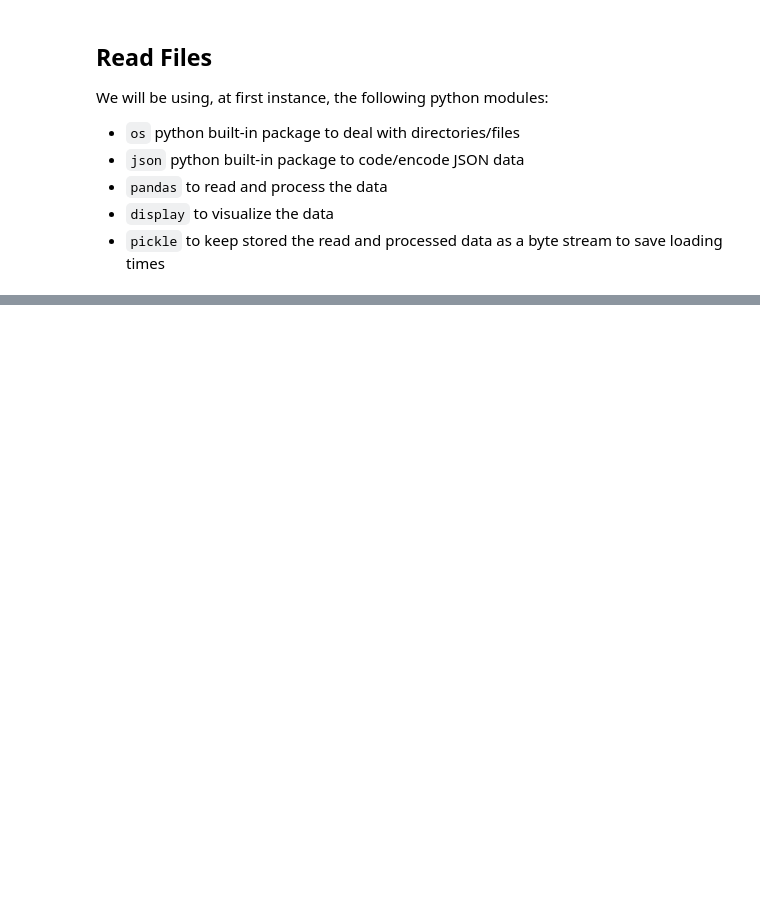
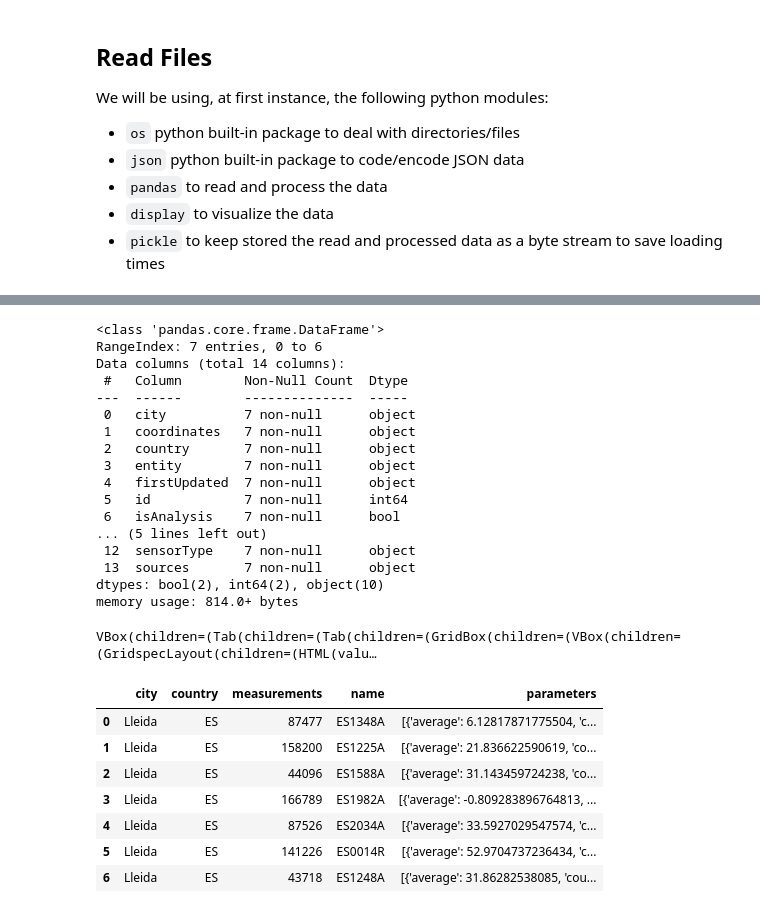
Before and after one commit to albeertito7/airQuality, a Jupyter notebook: notebooks/Clean Air Quality.ipynb, the cells around one changed output, grey strips where cells are left out. Drawn from its saved outputs; the diff is of its cells as text; code cells hidden in the pictures; blank space fills up the shorter version.

Commit message:
Clean Locations

```diff
--- a/notebooks/Clean Air Quality.ipynb
+++ b/notebooks/Clean Air Quality.ipynb
@@ -21,4 +21,25 @@ We will be using, at first instance, the following python modules:
 - ``pandas`` to read and process the data
 - ``display`` to visualize the data
 - ``pickle`` to keep stored the read and processed data as a byte stream to save loading times
+# %%
+import pandas as pd
+import os
+import json
+from pandas_profiling import ProfileReport
+from IPython.display import display
+import pickle as pkl
+
+# global vars
+rel_path="../data/raw/"
+clean_path="../data/clean/"
+pkl_path="../data/interim/"
+rep_path="../reports/"
+
+pkl_parameters = pkl_path + "parameters.pkl"
+pkl_countries = pkl_path + "countries.pkl"
+pkl_measurements = pkl_path + "measurements.pkl"
+pkl_locations = pkl_path + "locations.pkl"
+
+os.makedirs(pkl_path, exist_ok=True)
+os.makedirs(rep_path, exist_ok=True)
 # %%
@@ -163,3 +158,50 @@ VBox(children=(Tab(children=(Tab(children=(GridBox(children=(VBox(children=(Grid
+# %%
+def read_locations():
+    _json = json.load(open(rel_path + 'locations_ES_Lleida.json'))
+    data = pd.DataFrame(_json['results'])
+    data.to_pickle(pkl_locations, compression='infer', protocol=-1)
+    return data
+
+locations = pkl.load(open(pkl_locations, 'rb')) if os.path.exists(pkl_locations) else read_locations()
+locations.info()
+
+# Profile report
+profile = ProfileReport(locations, title="Profiling Measurements")
+profile.to_widgets()
+
+profile.to_file(rep_path + 'locations.html')
+profile.to_file(rep_path + 'locations.json')
+
+locations = locations[['city','country','measurements','name','parameters']]
+locations.to_json(clean_path + "locations.json", orient='records')
+display(locations)
+# %% [output]
+<class 'pandas.core.frame.DataFrame'>
+RangeIndex: 7 entries, 0 to 6
+Data columns (total 14 columns):
+ #   Column        Non-Null Count  Dtype
+---  ------        --------------  -----
+ 0   city          7 non-null      object
+ 1   coordinates   7 non-null      object
+ 2   country       7 non-null      object
+ 3   entity        7 non-null      object
+ 4   firstUpdated  7 non-null      object
+ 5   id            7 non-null      int64
+ 6   isAnalysis    7 non-null      bool
+... (5 lines left out)
+ 12  sensorType    7 non-null      object
+ 13  sources       7 non-null      object
+dtypes: bool(2), int64(2), object(10)
+memory usage: 814.0+ bytes
+VBox(children=(Tab(children=(Tab(children=(GridBox(children=(VBox(children=(GridspecLayout(children=(HTML(valu…
+|  | city | country | measurements | name | parameters |
+| 0 | Lleida | ES | 87477 | ES1348A | [{'average': 6.12817871775504, 'c... |
+| 1 | Lleida | ES | 158200 | ES1225A | [{'average': 21.836622590619, 'co... |
+| 2 | Lleida | ES | 44096 | ES1588A | [{'average': 31.143459724238, 'co... |
+| 3 | Lleida | ES | 166789 | ES1982A | [{'average': -0.809283896764813, ... |
+| 4 | Lleida | ES | 87526 | ES2034A | [{'average': 33.5927029547574, 'c... |
+| 5 | Lleida | ES | 141226 | ES0014R | [{'average': 52.9704737236434, 'c... |
+| 6 | Lleida | ES | 43718 | ES1248A | [{'average': 31.86282538085, 'cou... |
 # %%
 def read_measurements():
     _json = json.load(open(rel_path + 'measurements_day_0.json'))
```
Also changed, not shown: parts of 3 cells of this notebook.
